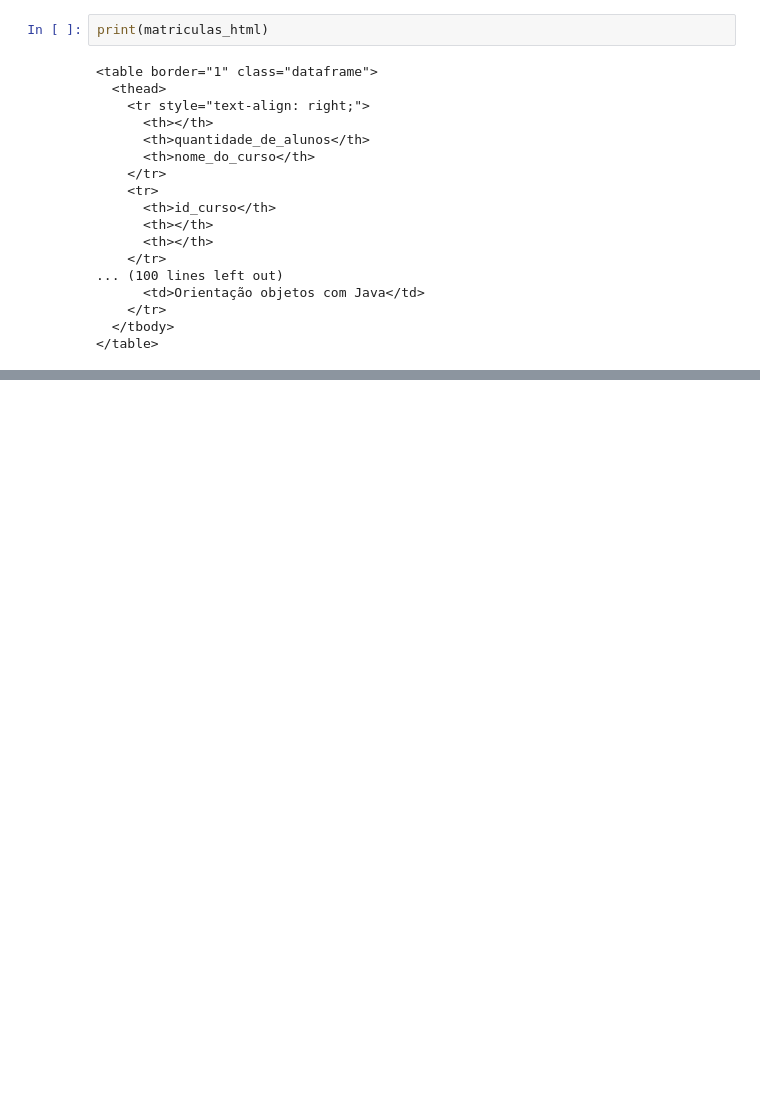
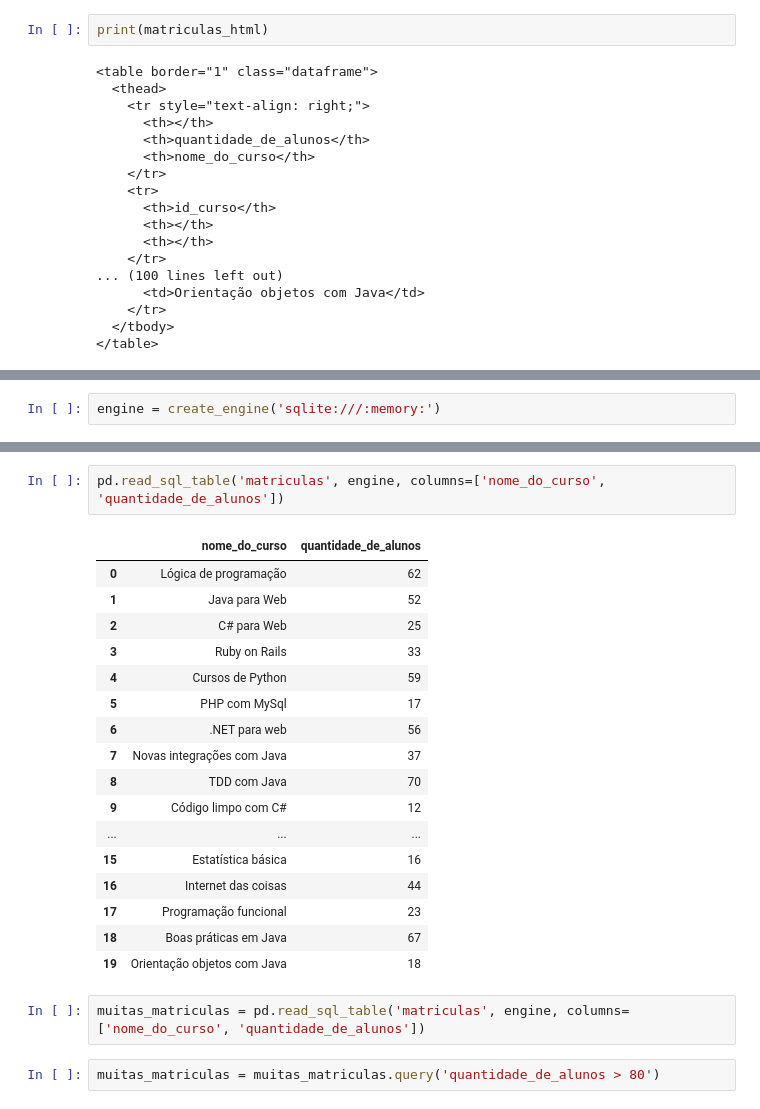
Before and after one commit to phsrdev/Python-para-Data-Science, a Jupyter notebook: Pandas formatos diferentes de entrada e saída (IO)/Pandas_IO.ipynb, the cells around one changed output, grey strips where cells are left out. Saved outputs shown, nothing was run; the diff lists cells and outputs as text; blank space fills up the shorter version.

```diff
--- a/Pandas formatos diferentes de entrada e saída (IO)/Pandas_IO.ipynb
+++ b/Pandas formatos diferentes de entrada e saída (IO)/Pandas_IO.ipynb
@@ -388,0 +397,2 @@ print(matriculas_html)
+# %%
+engine = create_engine('sqlite:///:memory:')
@@ -388,0 +425,24 @@ print(matriculas_html)
+# %%
+pd.read_sql_table('matriculas', engine, columns=['nome_do_curso', 'quantidade_de_alunos'])
+# %% [output]
+|  | nome_do_curso | quantidade_de_alunos |
+| 0 | Lógica de programação | 62 |
+| 1 | Java para Web | 52 |
+| 2 | C# para Web | 25 |
+| 3 | Ruby on Rails | 33 |
+| 4 | Cursos de Python | 59 |
+| 5 | PHP com MySql | 17 |
+| 6 | .NET para web | 56 |
+| 7 | Novas integrações com Java | 37 |
+| 8 | TDD com Java | 70 |
+| 9 | Código limpo com C# | 12 |
+| ... | ... | ... |
+| 15 | Estatística básica | 16 |
+| 16 | Internet das coisas | 44 |
+| 17 | Programação funcional | 23 |
+| 18 | Boas práticas em Java | 67 |
+| 19 | Orientação objetos com Java | 18 |
+# %%
+muitas_matriculas = pd.read_sql_table('matriculas', engine, columns=['nome_do_curso', 'quantidade_de_alunos'])
+# %%
+muitas_matriculas = muitas_matriculas.query('quantidade_de_alunos > 80')
```
Also changed, not shown: parts of 15 cells of this notebook.
